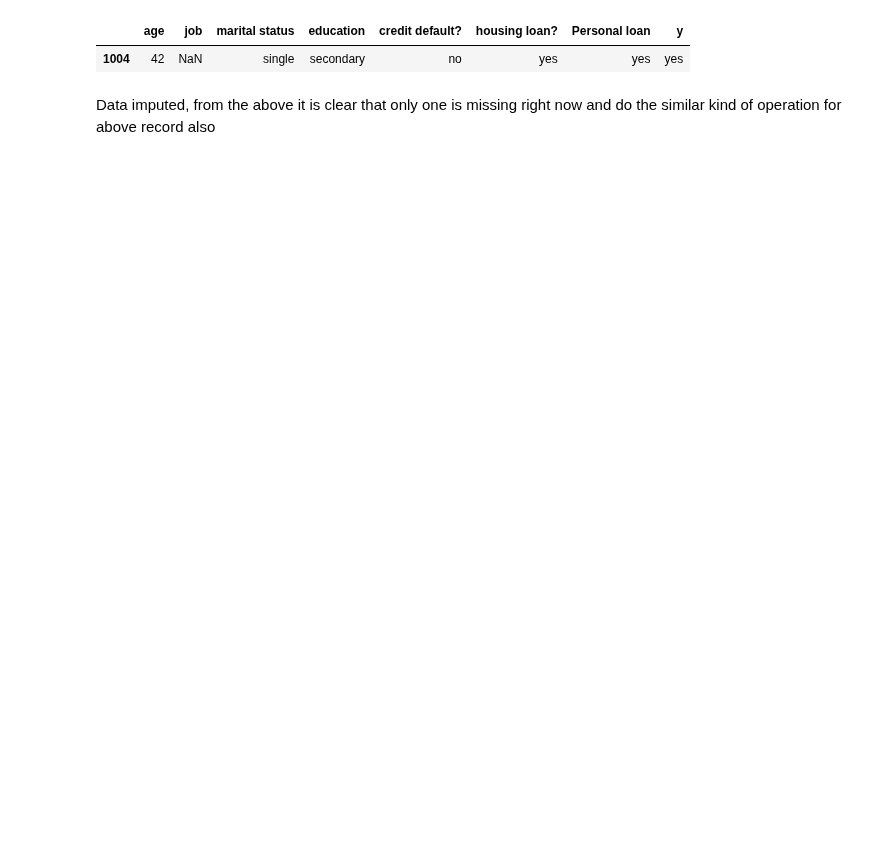
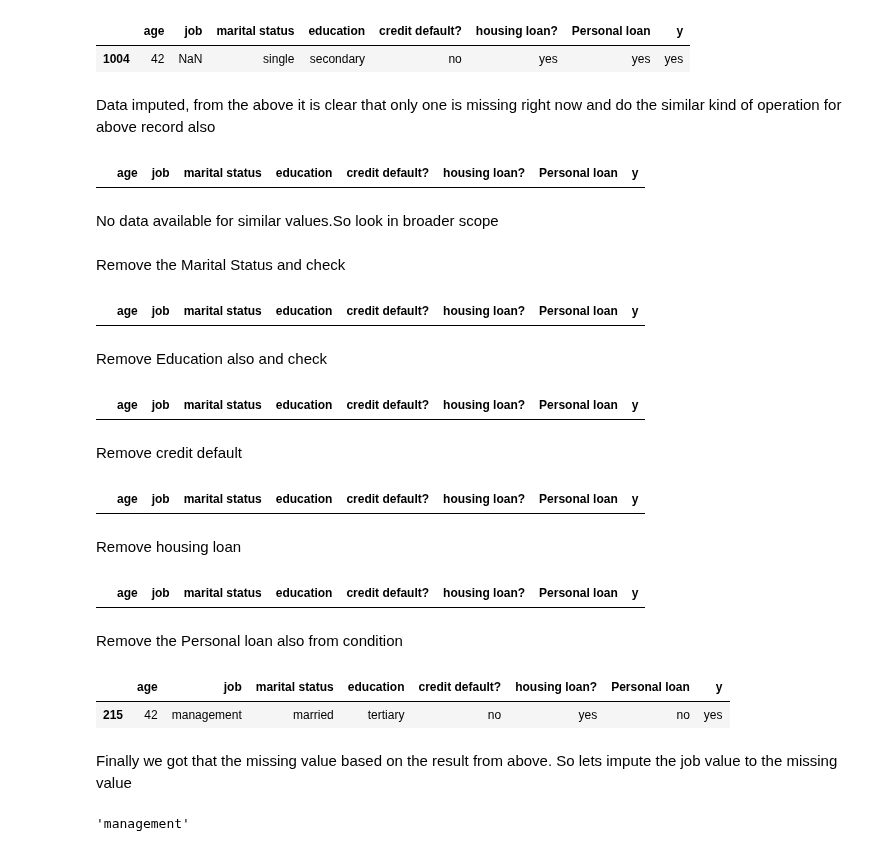
Before and after one commit to lokeshkumarn/Notebooks, a Jupyter notebook: BankTermDeposit.ipynb, the cells around one changed output. Cells and saved outputs as stored; diff of their text form; code cells hidden in the pictures; blank space fills up the shorter version.

```diff
--- a/BankTermDeposit.ipynb
+++ b/BankTermDeposit.ipynb
@@ -140,3 +131,75 @@ data[data['job'].isnull()]
 | 1004 | 42 | NaN | single | secondary | no | yes | yes | yes |
 # %% [markdown]
 Data imputed, from the above it is clear that only one is missing right now and do the similar kind of operation for above record also
+# %%
+data[(data['age']== 42) &
+     (data['marital status'] =='single') &
+     (data['education'] =='secondary') &
+     (data['credit default?'] =='no') &
+     (data['housing loan?'] =='yes') &
+     (data['Personal loan'] =='yes') &
+     (data['y'] =='yes') &
+     (data['job'].isnull()==False)]
+# %% [output]
+|  | age | job | marital status | education | credit default? | housing loan? | Personal loan | y |
+# %% [markdown]
+No data available for similar values.So look in broader scope
+# %% [markdown]
+Remove the Marital Status and check
+# %%
+data[(data['age']== 42) &
+     (data['education'] =='secondary') &
+     (data['credit default?'] =='no') &
+     (data['housing loan?'] =='yes') &
+     (data['Personal loan'] =='yes') &
+     (data['y'] =='yes') &
+     (data['job'].isnull()==False)]
+# %% [output]
+|  | age | job | marital status | education | credit default? | housing loan? | Personal loan | y |
+# %% [markdown]
+Remove Education also and check
+# %%
+data[(data['age']== 42) &
+     (data['credit default?'] =='no') &
+     (data['housing loan?'] =='yes') &
+     (data['Personal loan'] =='yes') &
+     (data['y'] =='yes') &
+     (data['job'].isnull()==False)]
+# %% [output]
+|  | age | job | marital status | education | credit default? | housing loan? | Personal loan | y |
+# %% [markdown]
+Remove credit default
+# %%
+data[(data['age']== 42) &
+     (data['housing loan?'] =='yes') &
+     (data['Personal loan'] =='yes') &
+     (data['y'] =='yes') &
+     (data['job'].isnull()==False)]
+# %% [output]
+|  | age | job | marital status | education | credit default? | housing loan? | Personal loan | y |
+# %% [markdown]
+Remove housing loan
+# %%
+data[(data['age']== 42) &
+     (data['Personal loan'] =='yes') &
+     (data['y'] =='yes') &
+     (data['job'].isnull()==False)]
+# %% [output]
+|  | age | job | marital status | education | credit default? | housing loan? | Personal loan | y |
+# %% [markdown]
+Remove the Personal loan also from condition
+# %%
+data[(data['age']== 42) &
+     (data['y'] =='yes') &
+     (data['job'].isnull()==False)]
+# %% [output]
+|  | age | job | marital status | education | credit default? | housing loan? | Personal loan | y |
+| 215 | 42 | management | married | tertiary | no | yes | no | yes |
+# %% [markdown]
+Finally we got that the missing value based on the result from above. So lets impute the job value to the missing value
+# %%
+data[(data['age']== 42) &
+     (data['y'] =='yes') &
+     (data['job'].isnull()==False)]['job'].mode()[0]
+# %% [output]
+'management'
```
Also changed, not shown: parts of 16 cells of this notebook.
